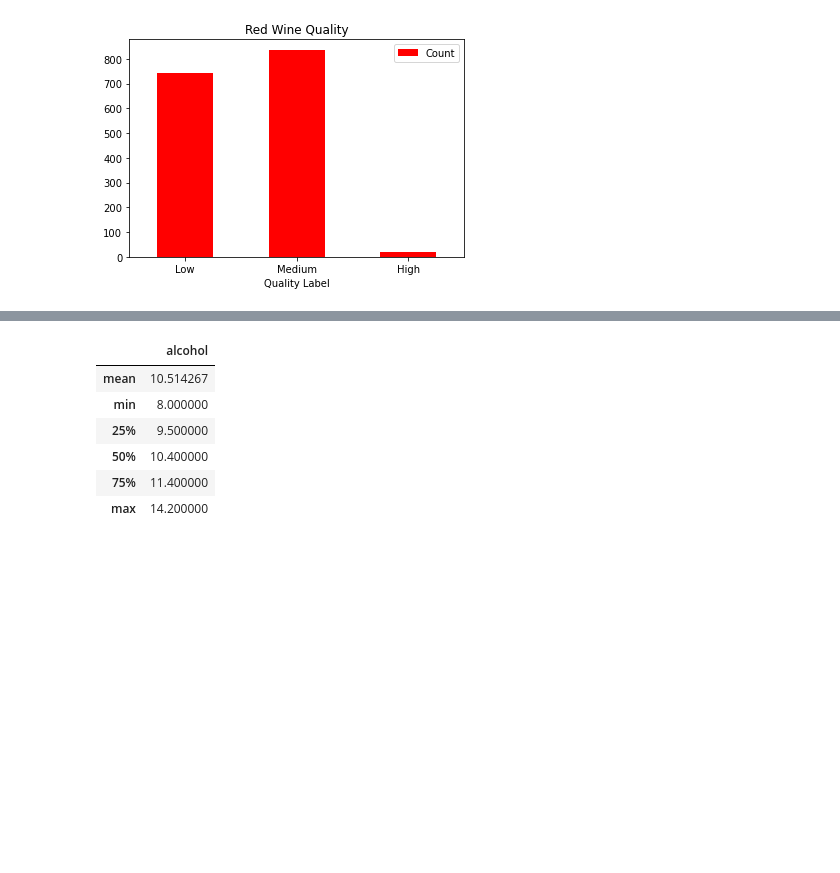
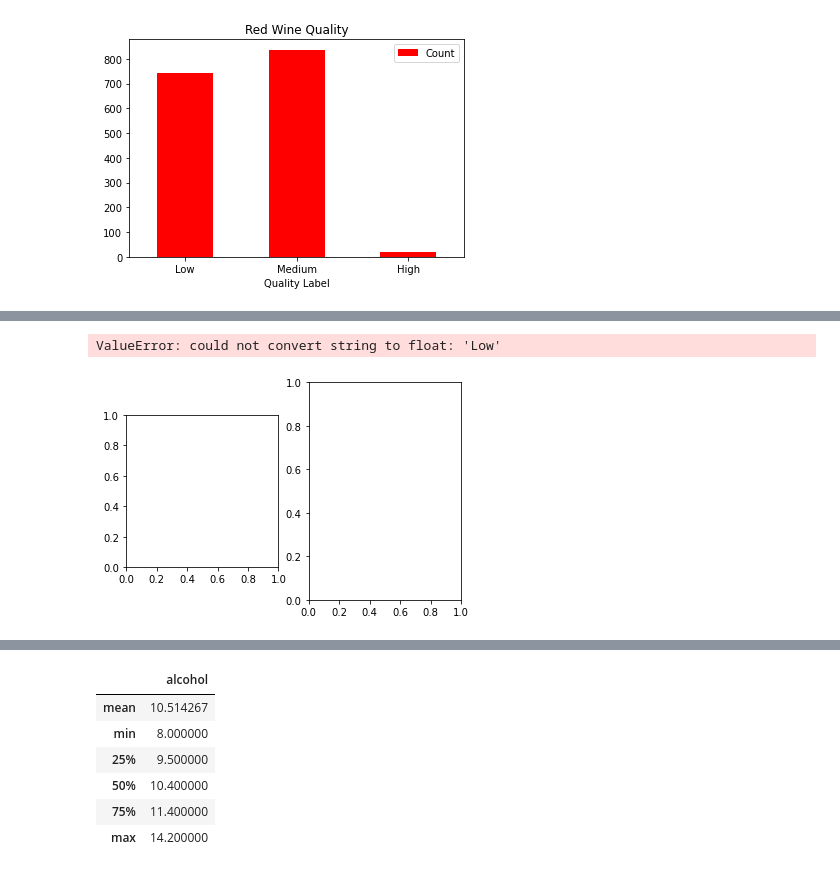
Before and after one commit to lvuduy/BlueBerry-Winery, a Jupyter notebook: PJ2_Sprint1.ipynb, the cells around one changed output, grey strips where cells are left out. Cells and saved outputs as stored; diff of their text form; code cells hidden in the pictures; blank space fills up the shorter version.

```diff
--- a/PJ2_Sprint1.ipynb
+++ b/PJ2_Sprint1.ipynb
@@ -315,0 +317,18 @@ ax_white = df_white.plot.bar(x='Quality Label', y='Count', rot=0, color="gray",t
+# %%
+figure, (axes1,axes2) = plt.subplots(1, 2)
+
+#ax_red = df_red.plot.pie(x='Quality Label', y='Count', rot=0, colors="red",title="Red Wine Quality", ax=axes[1])
+#ax_white = df_white.plot.pie(x='Quality Label', y='Count', rot=0, colors="gray",title="White Wine Quality", ax=axes[0])
+
+#labels = "Red Wine Quantity", "White Wine Quantity"
+#colors = ["Red","Gray"]
+
+#plt.figure(figsize=(4,4))
+pplot = axes1.pie(df_red,labels="Red Wine Quantity",autopct='%1.1f%%',colors="red")
+pplot2 = axes2.pie(df_white,labels="White Wine Quantity",autopct='%1.1f%%',colors="gray")
+#plt.title('Wine Quantity')
+#plt.axis('equal')
+plt.show()
+# %% [output]
+ValueError: could not convert string to float: 'Low'
+[figure, added]
```
Also changed, not shown: parts of 35 cells of this notebook, 1 other file.
